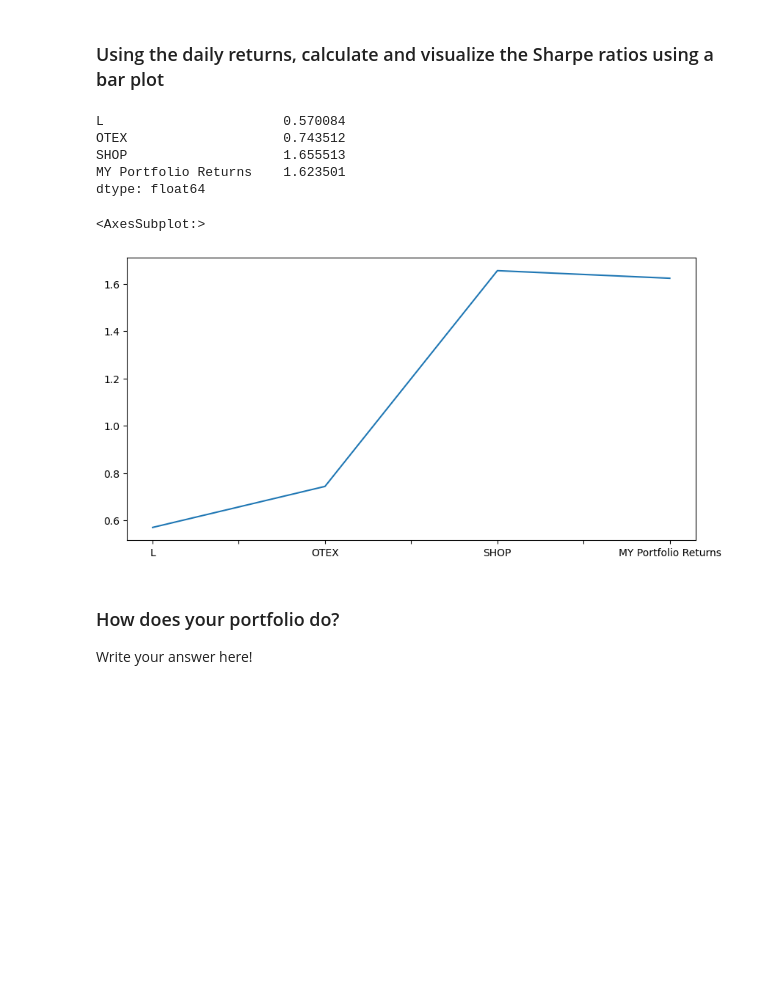
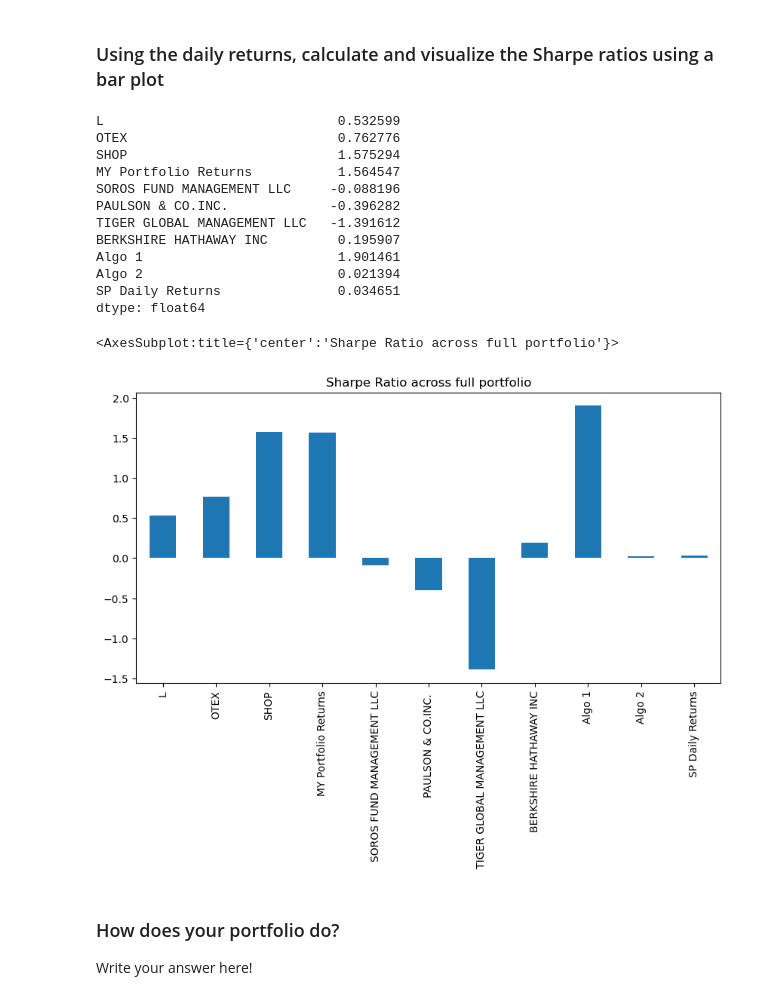
Before and after one commit to reneewwh/Week4_PANDAS, a Jupyter notebook: Starter_Code/whale_analysis.ipynb, the cells around one changed output. Drawn from its saved outputs; the diff is of its cells as text; code cells hidden in the pictures; blank space fills up the shorter version.

```diff
--- a/Starter_Code/whale_analysis.ipynb
+++ b/Starter_Code/whale_analysis.ipynb
@@ -704,19 +704,26 @@ c_beta.plot(title="60-Day Rolling Beta for Customised Perfolio against S&P 60 TS
 ### Using the daily returns, calculate and visualize the Sharpe ratios using a bar plot
 # %%
 # Calculate Annualized Sharpe Ratios
-c_sharpe_ratios=(c_daily_returns.mean()* 252) /(c_daily_returns.std() * np.sqrt(252))
+c_sharpe_ratios=(aggregate.mean()* 252) /(aggregate.std() * np.sqrt(252))
 c_sharpe_ratios
 # %% [output]
-L                       0.570084
-OTEX                    0.743512
-SHOP                    1.655513
-MY Portfolio Returns    1.623501
+L                              0.532599
+OTEX                           0.762776
+SHOP                           1.575294
+MY Portfolio Returns           1.564547
+SOROS FUND MANAGEMENT LLC     -0.088196
+PAULSON & CO.INC.             -0.396282
+TIGER GLOBAL MANAGEMENT LLC   -1.391612
+BERKSHIRE HATHAWAY INC         0.195907
+Algo 1                         1.901461
+Algo 2                         0.021394
+SP Daily Returns               0.034651
 dtype: float64
 # %%
-c_sharpe_ratios.plot(figsize=(10,5))
+c_sharpe_ratios.plot(kind='bar',figsize=(10,5), title='Sharpe Ratio across full portfolio')
 # %% [output]
-<AxesSubplot:>
+<AxesSubplot:title={'center':'Sharpe Ratio across full portfolio'}>
-[figure, old version]
+[figure, new version]
 # %% [markdown]
 ### How does your portfolio do?
 
```
Also changed, not shown: parts of 1 cell of this notebook.
